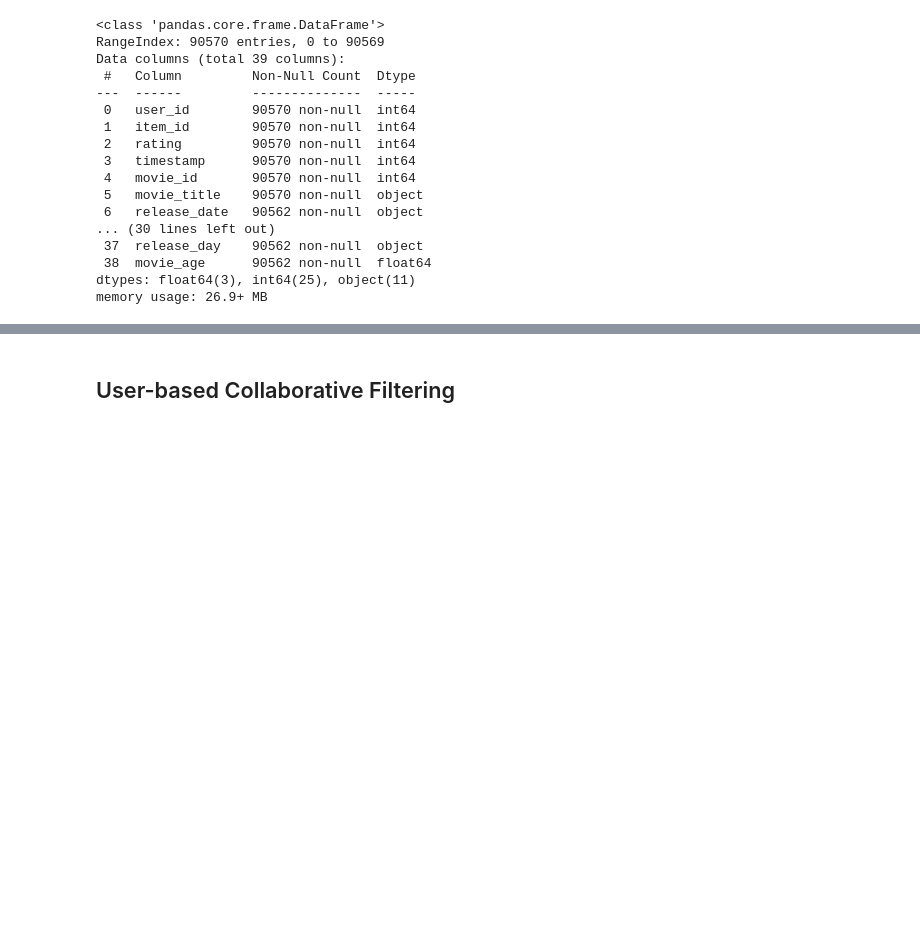
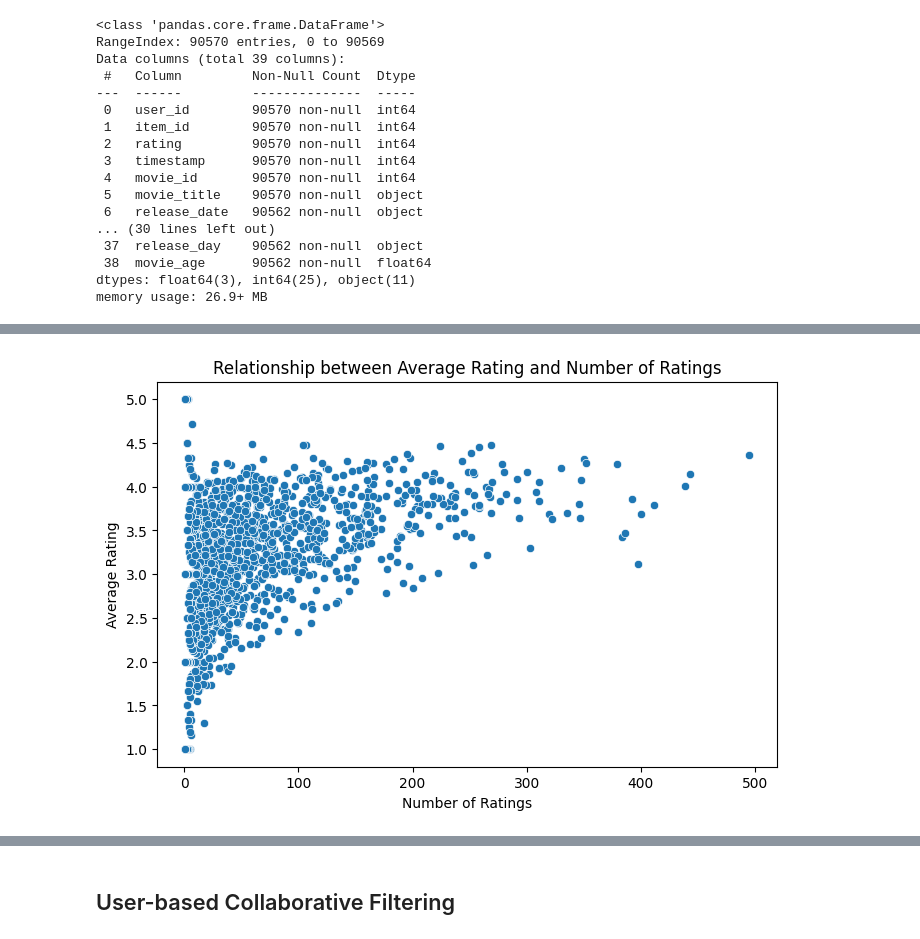
Before and after one commit to jiaawe/movielens_recommendation, a Jupyter notebook: collaborative-filtering.ipynb, the cells around one changed output, grey strips where cells are left out. Drawn from its saved outputs; the diff is of its cells as text; code cells hidden in the pictures; blank space fills up the shorter version.

```diff
--- a/collaborative-filtering.ipynb
+++ b/collaborative-filtering.ipynb
@@ -38,0 +67,15 @@ memory usage: 26.9+ MB
+# %%
+# relationship between average rating and number of ratings
+movie_ratings_summary = train_df.groupby('movie_id').agg(
+    ratings_count=('rating', 'count'),
+    average_rating=('rating', 'mean')
+).reset_index()
+
+plt.figure(figsize=(8, 5))
+sns.scatterplot(x='ratings_count', y='average_rating', data=movie_ratings_summary)
+plt.title('Relationship between Average Rating and Number of Ratings')
+plt.xlabel('Number of Ratings')
+plt.ylabel('Average Rating')
+plt.show()
+# %% [output]
+[figure, added]
```
Also changed, not shown: parts of 5 cells of this notebook.
